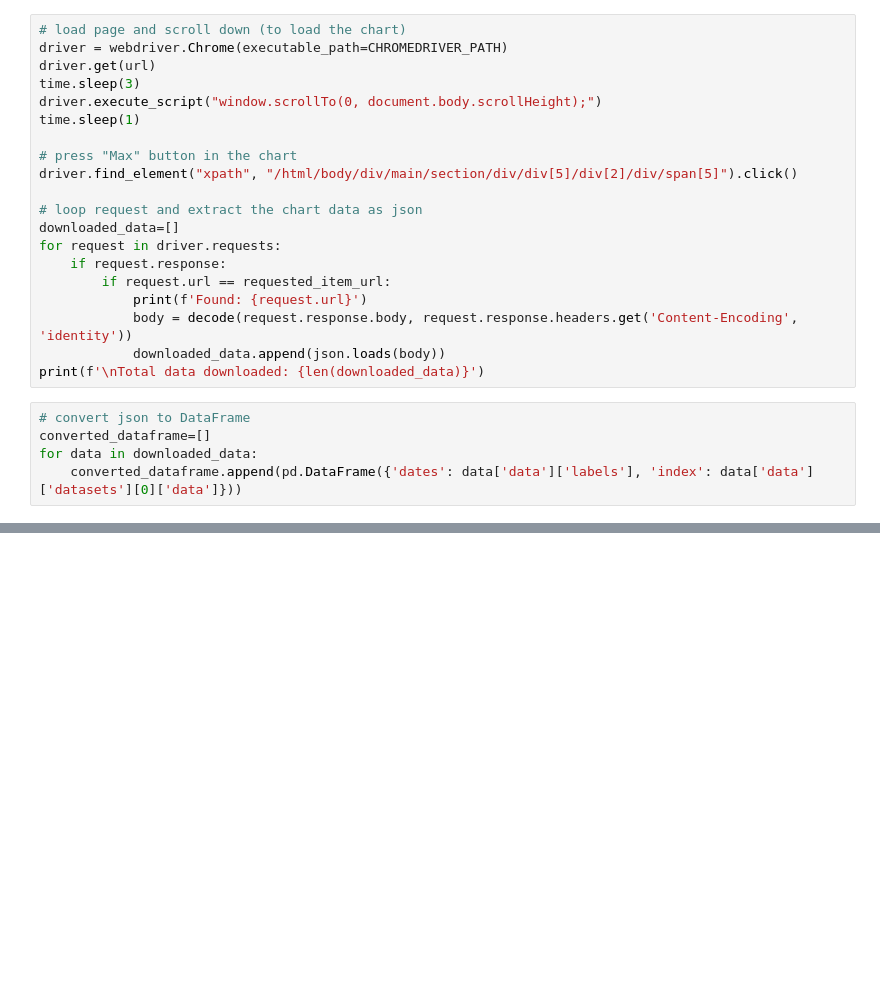
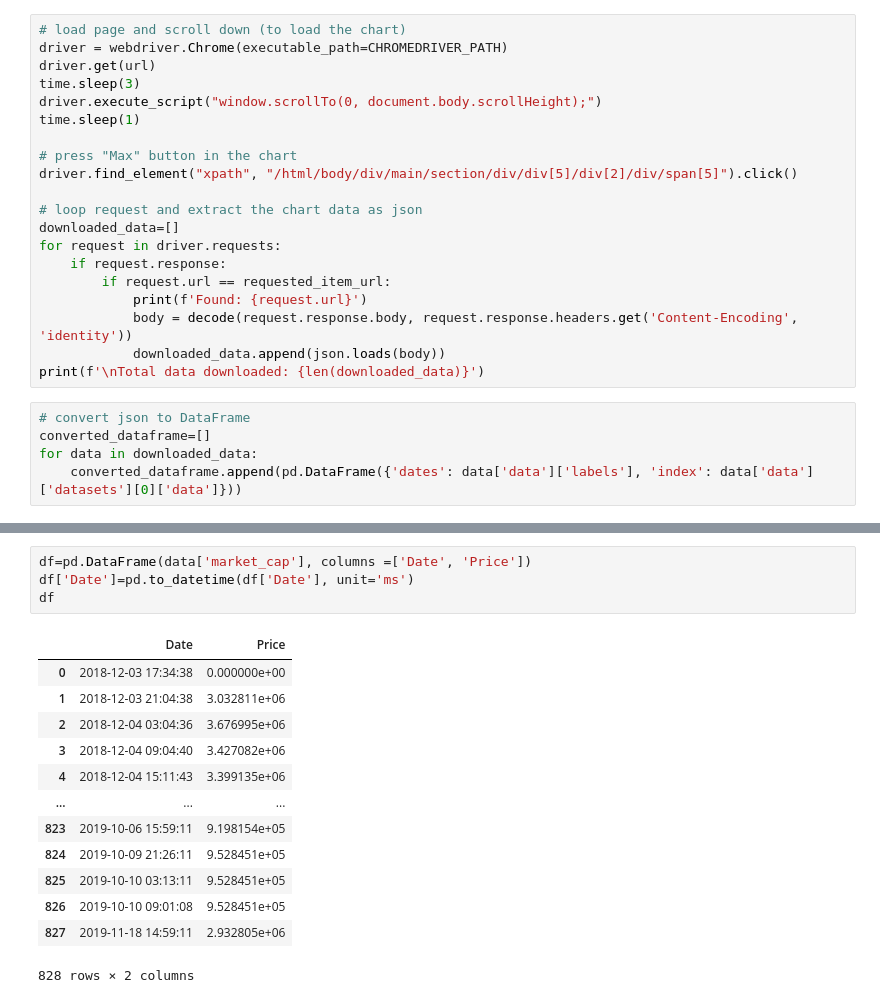
Before and after one commit to AleBitetto/ICOs, a Jupyter notebook: 4 - Download Crypto Fear & Greed Index.ipynb, the cells around one changed output, grey strips where cells are left out. Saved outputs shown, nothing was run; the diff lists cells and outputs as text; blank space fills up the shorter version.

```diff
--- a/4 - Download Crypto Fear & Greed Index.ipynb
+++ b/4 - Download Crypto Fear & Greed Index.ipynb
@@ -84,0 +461,18 @@ for data in downloaded_data:
+# %%
+df=pd.DataFrame(data['market_cap'], columns =['Date', 'Price'])
+df['Date']=pd.to_datetime(df['Date'], unit='ms')
+df
+# %% [output]
+|  | Date | Price |
+| 0 | 2018-12-03 17:34:38 | 0.000000e+00 |
+| 1 | 2018-12-03 21:04:38 | 3.032811e+06 |
+| 2 | 2018-12-04 03:04:36 | 3.676995e+06 |
+| 3 | 2018-12-04 09:04:40 | 3.427082e+06 |
+| 4 | 2018-12-04 15:11:43 | 3.399135e+06 |
+| ... | ... | ... |
+| 823 | 2019-10-06 15:59:11 | 9.198154e+05 |
+| 824 | 2019-10-09 21:26:11 | 9.528451e+05 |
+| 825 | 2019-10-10 03:13:11 | 9.528451e+05 |
+| 826 | 2019-10-10 09:01:08 | 9.528451e+05 |
+| 827 | 2019-11-18 14:59:11 | 2.932805e+06 |
+828 rows × 2 columns
```
Also changed, not shown: parts of 34 cells of this notebook, 4 other files.
